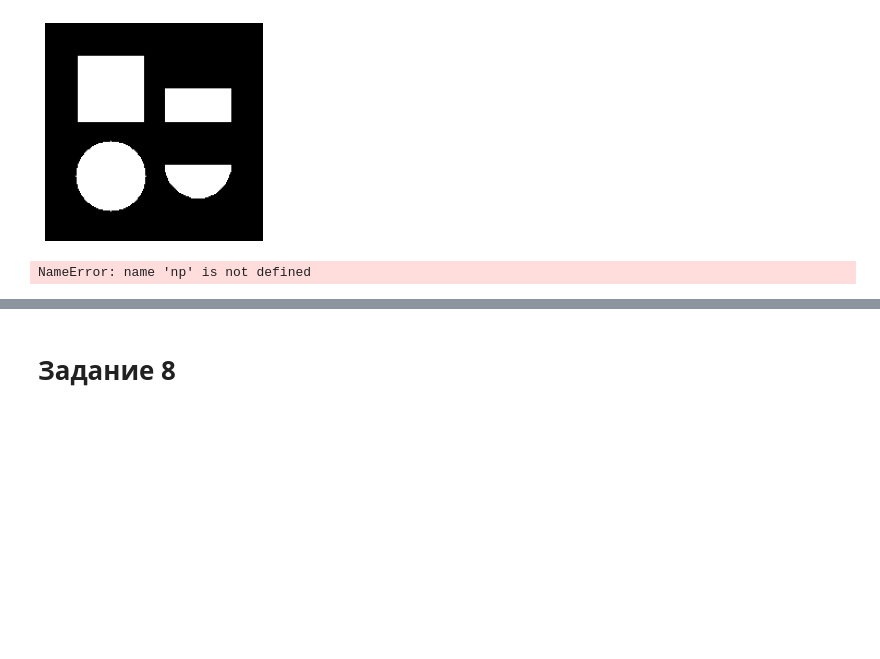
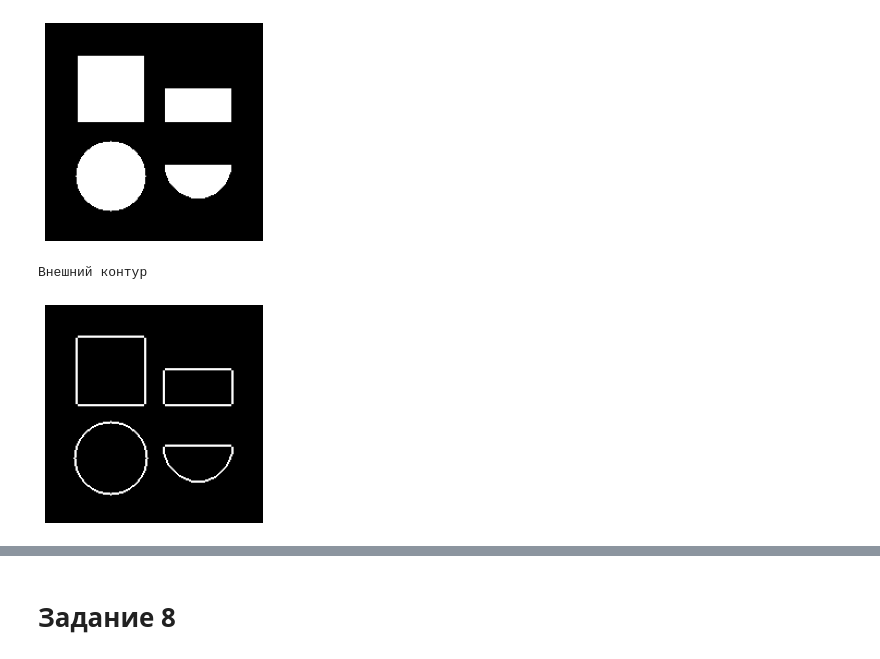
Before and after one commit to kolovratgas/Image-Processing, a Jupyter notebook: Lab_3/Lab_3.ipynb, the cells around one changed output, grey strips where cells are left out. Saved outputs shown, nothing was run; the diff lists cells and outputs as text; code cells hidden in the pictures; blank space fills up the shorter version.

```diff
--- a/Lab_3/Lab_3.ipynb
+++ b/Lab_3/Lab_3.ipynb
@@ -239,16 +245,17 @@ show_image(img)
 [figure]
 # %%
 element = np.array([
-    [False, False, True, False, False]
+    [False, False, True, False, False],
     [False, False, True, False, False],
     [True, True,  True, True, True],
     [False, False, True, False, False],
     [False, False, True, False, False]
 ])
 
 show_image((img ^ dilation(img, element)))
 print("Внешний контур")
 # %% [output]
-NameError: name 'np' is not defined
+Внешний контур
+[figure, added]
 # %%
 element = np.array([
```
Also changed, not shown: parts of 14 cells of this notebook.
